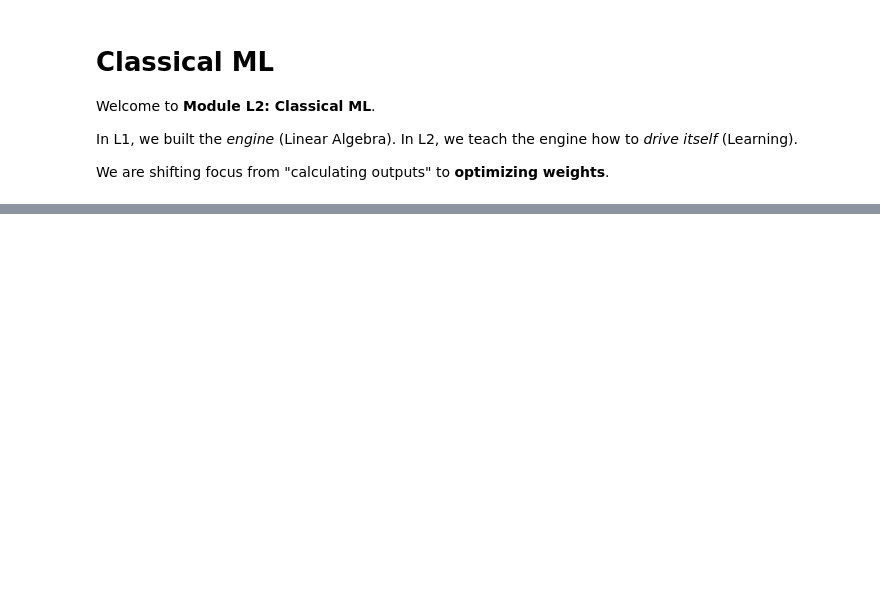
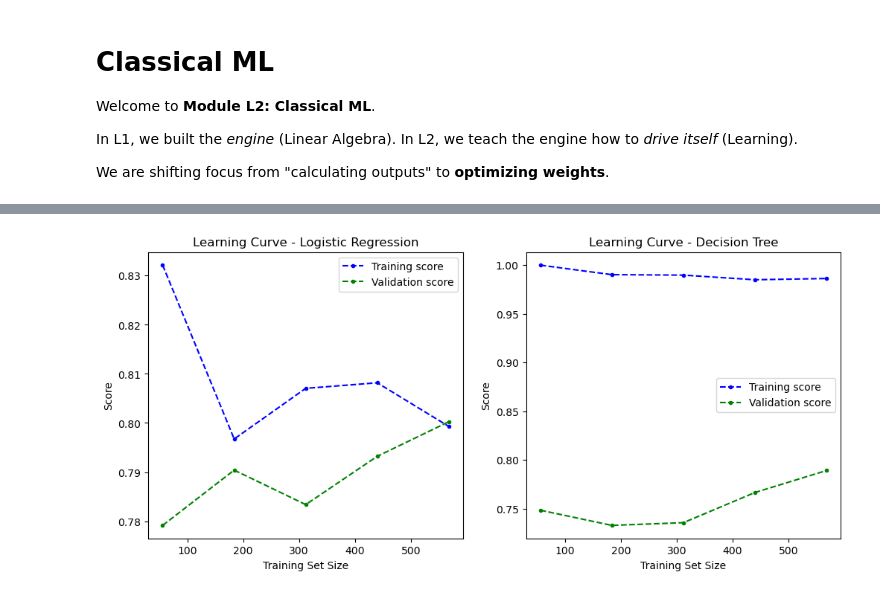
Before and after one commit to Ujwal-Ramachandran/AI-ML-from-Scratch, a Jupyter notebook: Foundation - Linear/M1 - L2 - Classical ML.ipynb, the cells around one changed output, grey strips where cells are left out. Drawn from its saved outputs; the diff is of its cells as text; code cells hidden in the pictures; blank space fills up the shorter version.

```diff
--- a/Foundation - Linear/M1 - L2 - Classical ML.ipynb
+++ b/Foundation - Linear/M1 - L2 - Classical ML.ipynb
@@ -746,0 +1181,86 @@ print(df.isnull().sum())
+# %%
+import numpy as np
+import pandas as pd
+from sklearn.model_selection import train_test_split
+from sklearn.linear_model import LogisticRegression
+from sklearn.metrics import confusion_matrix
+from sklearn.tree import DecisionTreeClassifier
+from sklearn.metrics import roc_auc_score
+from sklearn.model_selection import learning_curve
+import matplotlib.pyplot as plt
+
+## Data Cleaning
+df = pd.read_csv(r"Data/Titanic.csv")
+df = df.drop(['PassengerId', 'Name', 'Ticket', 'Cabin'], axis = 1)
+median_age = df["Age"].median()
+df["Age"] = df["Age"].fillna(median_age)
+
+df = df.dropna(subset = ["Embarked"])
+
+## Encoding
+df["Sex"] = df["Sex"].map({"male": 0, "female": 1})
+df = pd.get_dummies(data = df, columns = ["Embarked"], drop_first = True)
+
+## Split into test and train
+x = df.drop("Survived", axis = 1)
+y = df["Survived"]
+
+x_train, x_test, y_train, y_test = train_test_split(x, y, test_size = 0.2, random_state = 42)
+
+## Logistic Regression
+log_reg = LogisticRegression(max_iter = 1000)
+log_reg.fit(x_train, y_train)
+y_pred_lr = log_reg.predict(x_test)
+    ###  predict_proba(x_test) returns two columns: [Probability of 0, Probability of 1].
+    ### roc_auc_score expects one column: just the Probability of 1
+y_prob_lr = log_reg.predict_proba(x_test)[:, 1]
+tn, fp, fn, tp = confusion_matrix(y_test, y_pred_lr).ravel()
+pre_lr = tp/(tp + fp)
+rec_lr = tp/(tp + fn)
+f1_lr = (2 * pre_lr * rec_lr)/(pre_lr + rec_lr)
+print("For Logistic Regression")
+print("-------------------")
+print(f"Precision = {pre_lr}\nRecall = {rec_lr}\nF1 Score = {f1_lr}")
+auc_lr = roc_auc_score(y_test, y_prob_lr)
+print("AOC Score:", roc_auc_score(y_test, y_prob_lr),"\n===========================")
+
+## Decision Tree
+dtree = DecisionTreeClassifier(max_depth = None)
+dtree.fit(x_train, y_train)
+y_pred_dt = dtree.predict(x_test)
+y_prob_dt = dtree.predict_proba(x_test)[:, 1]
+tn, fp, fn, tp = confusion_matrix(y_test, y_pred_dt).ravel()
+pre_dt = tp/(tp + fp)
+rec_dt = tp/(tp + fn)
+f1_dt = (2 * pre_dt * rec_dt)/(pre_dt + rec_dt)
+print("For Decision Tree")
+print("-------------------")
+print(f"Precision = {pre_dt}\nRecall = {rec_dt}\nF1 Score = {f1_dt}")
+print("AOC Score:", roc_auc_score(y_test, y_prob_dt))
+
+## Generate a learning curve
+train_sizes_lr, train_scores_lr, val_scores_lr = learning_curve(log_reg, x_train, y_train, cv = 5, scoring = "accuracy")
+train_sizes_dt, train_scores_dt, val_scores_dt = learning_curve(dtree, x_train, y_train, cv = 5, scoring = "accuracy")
+
+mts_lr = np.mean(train_scores_lr, axis = 1)
+mvs_lr = np.mean(val_scores_lr, axis = 1)
+mts_dt = np.mean(train_scores_dt, axis = 1)
+mvs_dt = np.mean(val_scores_dt, axis = 1)
+
+fig, ax = plt.subplots(1, 2, figsize=(12, 5))
+ax[0].plot(train_sizes_lr, mts_lr, color = "Blue", marker = ".", linestyle = "--", label = "Training score")
+ax[0].plot(train_sizes_lr, mvs_lr, color = "Green", marker = ".", linestyle = "--", label = "Validation score")
+ax[0].set_xlabel("Training Set Size")
+ax[0].set_ylabel("Score")
+ax[0].legend(loc = "best")
+ax[0].set_title("Learning Curve - Logistic Regression")
+ax[1].plot(train_sizes_dt, mts_dt, color = "Blue", marker = ".", linestyle = "--", label = "Training score")
+ax[1].plot(train_sizes_dt, mvs_dt, color = "Green", marker = ".", linestyle = "--", label = "Validation score")
+ax[1].set_xlabel("Training Set Size")
+ax[1].set_ylabel("Score")
+ax[1].legend(loc = "best")
+ax[1].set_title("Learning Curve - Decision Tree")
+plt.show()
+
+# The decision tree looks like it is overfitted(High Variance). The reason for that maybe there is no max_depth. So it performs really well on training and bad on validation.
+# %% [output]
@@ -746,0 +1280 @@ print(df.isnull().sum())
+[figure, added]
```
Also changed, not shown: parts of 69 cells of this notebook, 2 other files.
